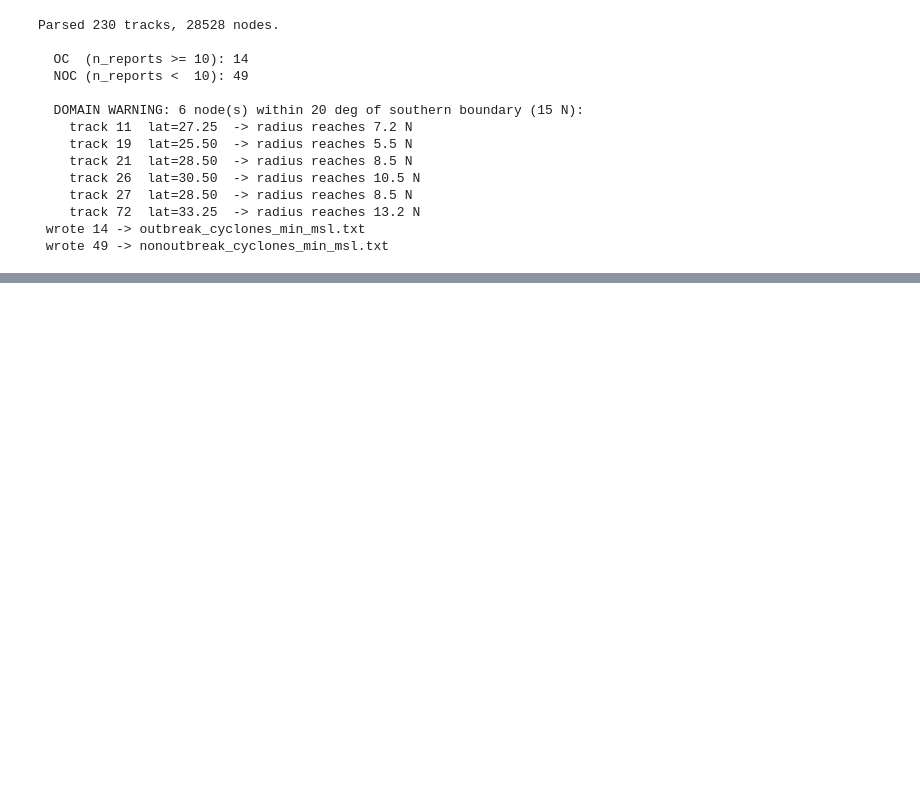
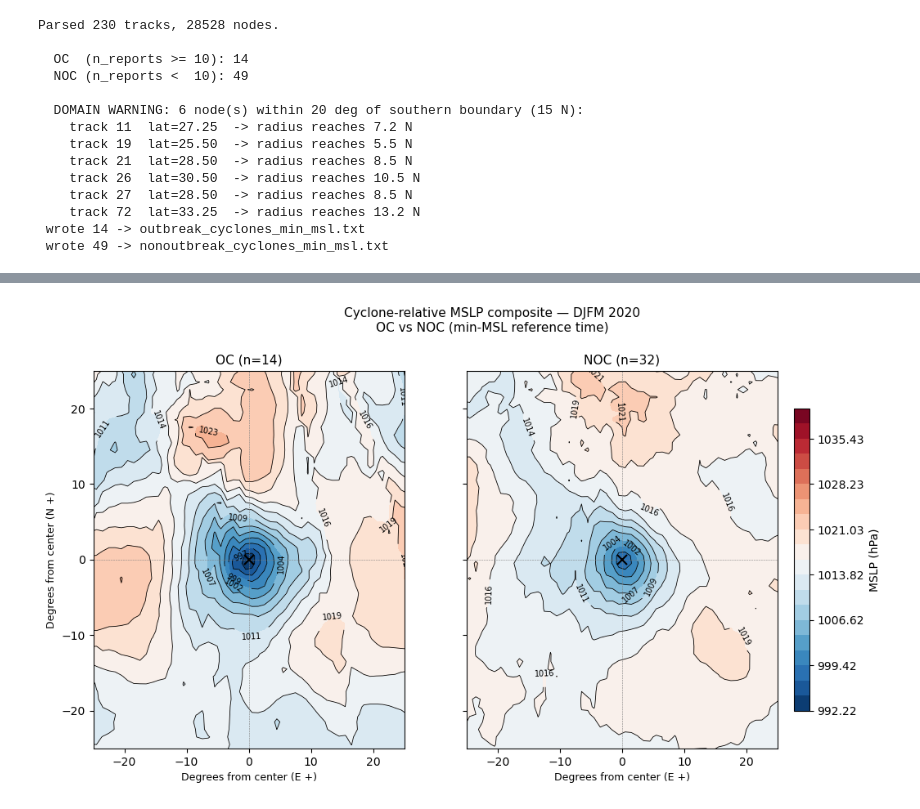
Before and after one commit to augustlepique/circs-research, a Jupyter notebook: TE_compositing.ipynb, the cells around one changed output, grey strips where cells are left out. Saved outputs shown, nothing was run; the diff lists cells and outputs as text; code cells hidden in the pictures; blank space fills up the shorter version.

```diff
--- a/TE_compositing.ipynb
+++ b/TE_compositing.ipynb
@@ -569,0 +443,50 @@ download(date_groups, OUT_DIR, dry_run=False)
+# %%
+ds_oc  = xr.open_dataset("test_oc_msl.nc")
+ds_noc = xr.open_dataset("test_noc_msl.nc")
+
+msl_oc  = ds_oc["msl"]  / 100   # Pa -> hPa
+msl_noc = ds_noc["msl"] / 100
+
+# Shared contour levels across both panels for direct comparability
+vmin = min(np.nanmin(msl_oc.values), np.nanmin(msl_noc.values))
+vmax = max(np.nanmax(msl_oc.values), np.nanmax(msl_noc.values))
+levels = np.linspace(vmin, vmax, 21)
+
+fig, axes = plt.subplots(1, 2, figsize=(13, 6), sharey=True)
+
+for ax, msl, title in zip(
+    axes,
+    [msl_oc, msl_noc],
+    [f"OC (n=14)", f"NOC (n=32)"],
+):
+    cf = ax.contourf(
+        ds_oc["x"], ds_oc["y"], msl,
+        levels=levels, cmap="RdBu_r",
+    )
+    cs = ax.contour(
+        ds_oc["x"], ds_oc["y"], msl,
+        levels=levels, colors="k", linewidths=0.6,
+    )
+    ax.clabel(cs, inline=True, fontsize=7, fmt="%.0f")
+    ax.axhline(0, color="gray", linewidth=0.4, linestyle="--")
+    ax.axvline(0, color="gray", linewidth=0.4, linestyle="--")
+    ax.plot(0, 0, "kx", markersize=8, markeredgewidth=1.5)
+    ax.set_xlim(-25, 25)
+    ax.set_ylim(-25, 25)
+    ax.set_title(title, fontsize=11)
+    ax.set_xlabel("Degrees from center (E +)", fontsize=9)
+
+axes[0].set_ylabel("Degrees from center (N +)", fontsize=9)
+
+# Single shared colorbar on the right
+cbar = fig.colorbar(cf, ax=axes, pad=0.02, shrink=0.8)
+cbar.set_label("MSLP (hPa)", fontsize=10)
+
+fig.suptitle("Cyclone-relative MSLP composite — DJFM 2020\nOC vs NOC (min-MSL reference time)",
+             fontsize=11, y=1.01)
+
+#plt.tight_layout()
+#plt.savefig("oc_noc_msl_composite.png", dpi=180, bbox_inches="tight")
+plt.show()
+# %% [output]
+[figure, added]
```
Also changed, not shown: parts of 36 cells of this notebook, 11 other files.
